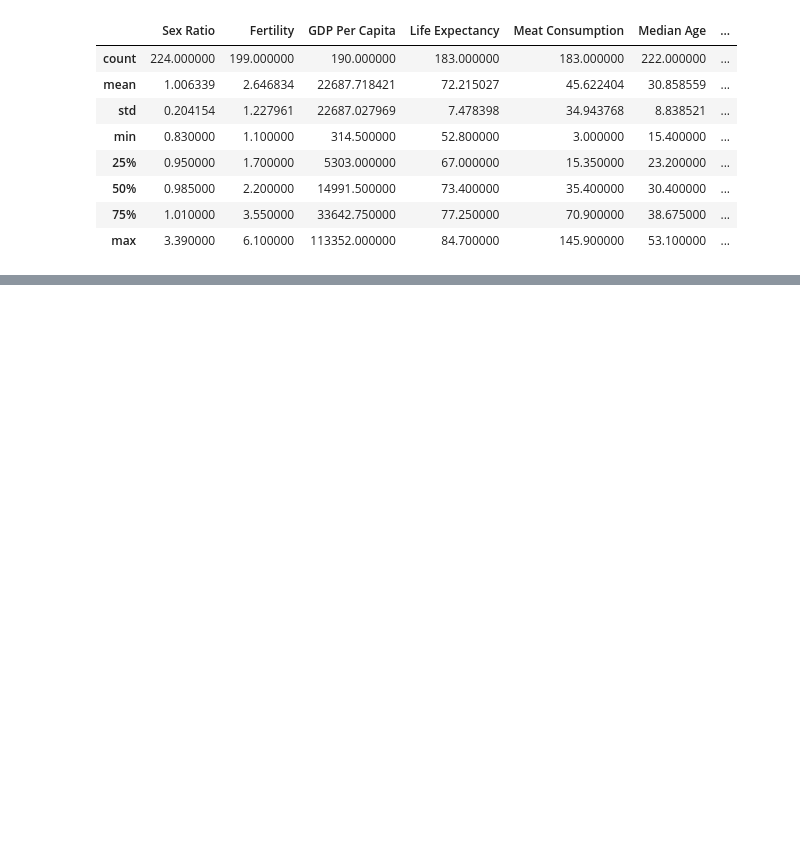
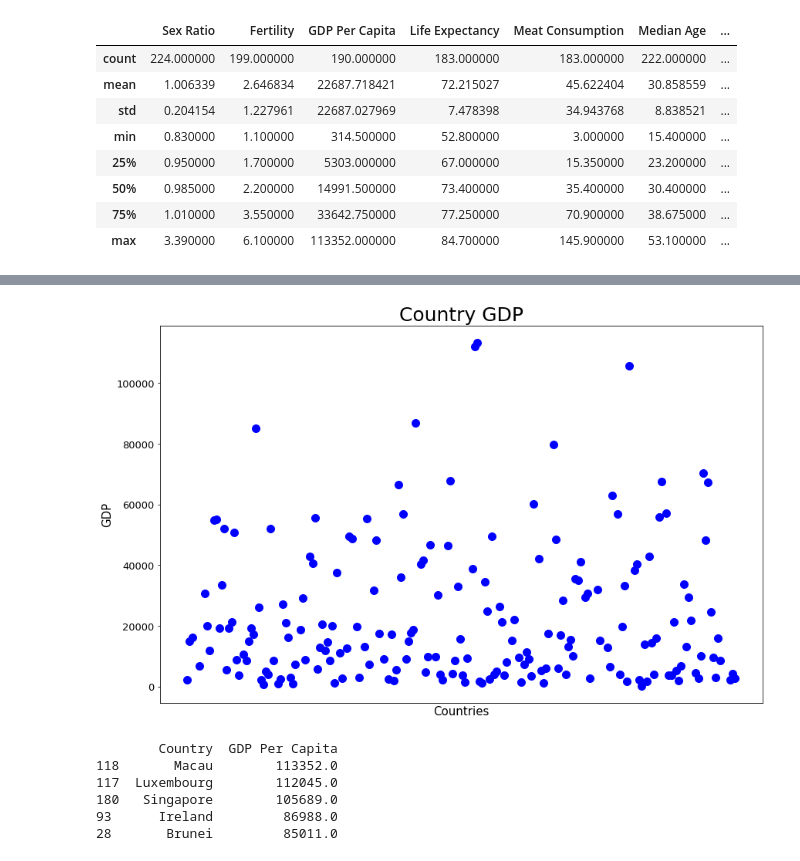
Before and after one commit to ermcgrew/bootcamp_project_one, a Jupyter notebook: data_analysis.ipynb, the cells around one changed output, grey strips where cells are left out. Saved outputs shown, nothing was run; the diff lists cells and outputs as text; code cells hidden in the pictures; blank space fills up the shorter version.

Commit message:
gdp scatter

```diff
--- a/data_analysis.ipynb
+++ b/data_analysis.ipynb
@@ -248,6 +248,28 @@ merged_df.corr()
 | Urbanization Rate | 0.128364 | -0.539265 | 0.629508 | 0.592238 | 0.534874 | 0.492915 | ... |
 | Ladder score | 0.089650 | -0.661711 | 0.745166 | 0.771523 | 0.744284 | 0.679637 | ... |
 # %%
-#1st relationship. Meat consumption vs Life Expectancy
-#2st relationship. Meat consumption vs Urbanization Rate
-#3rd relationship. Urbanization vs
+countries = merged_df["Country"]
+gdp       = merged_df["GDP Per Capita"]
+
+fig, ax1 = plt.subplots(figsize=(14, 9))
+plt.scatter(countries, gdp, s=100, color="blue")
+
+plt.title('Country GDP', fontsize = 25)
+plt.xlabel('Countries',fontsize = 15)
+plt.ylabel('GDP', fontsize = 15)
+plt.yticks(fontsize=13)
+ax1.axes.xaxis.set_ticks([])
+plt.show()
+# %% [output]
+[figure, added]
+# %%
+#Top 5 highest per-capita GDP countries
+
+print(merged_df[["Country","GDP Per Capita"]].sort_values("GDP Per Capita",axis=0,ascending=False).head(5))
+# %% [output]
+        Country  GDP Per Capita
+118       Macau        113352.0
+117  Luxembourg        112045.0
+180   Singapore        105689.0
+93      Ireland         86988.0
+28       Brunei         85011.0
```
Also changed, not shown: parts of 16 cells of this notebook.
